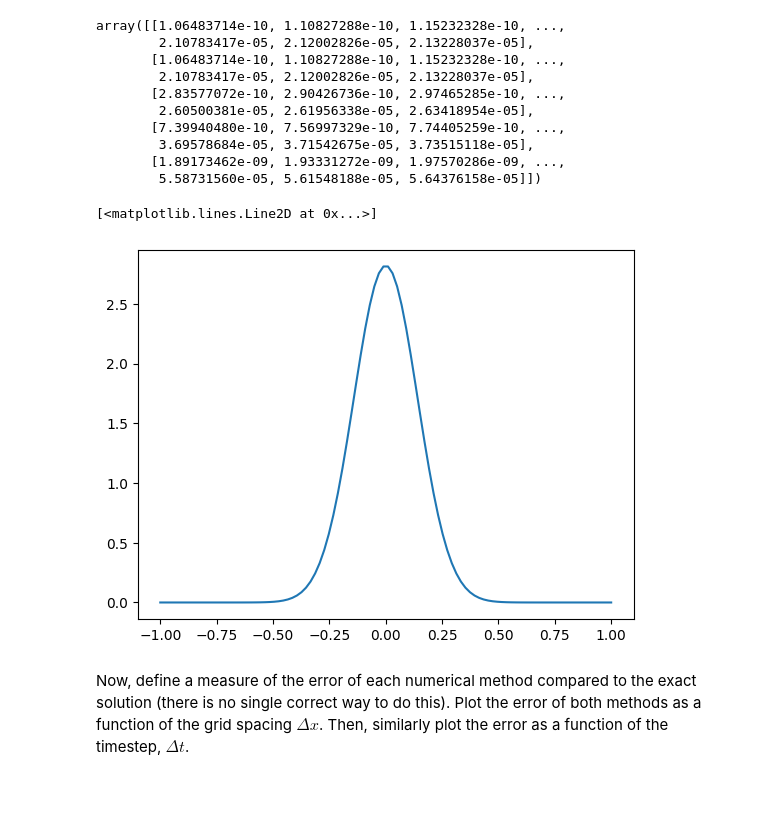
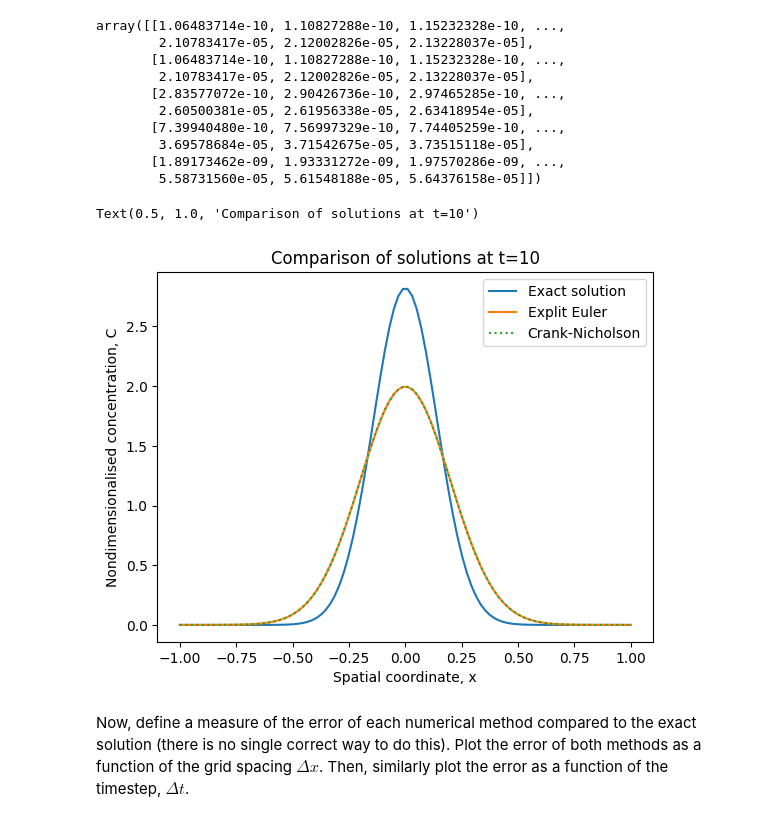
Before and after one commit to sjg230/QCES_LNM, a Jupyter notebook: Project1_numerical_methods.ipynb, the cells around one changed output. Drawn from its saved outputs; the diff is of its cells as text; code cells hidden in the pictures; blank space fills up the shorter version.

Commit message:
All three lines plotted onto the t=10 comparison graph. Created using Colab

```diff
--- a/Project1_numerical_methods.ipynb
+++ b/Project1_numerical_methods.ipynb
@@ -237,12 +237,18 @@ array([[1.06483714e-10, 1.10827288e-10, 1.15232328e-10, ...,
         3.69578684e-05, 3.71542675e-05, 3.73515118e-05],
        [1.89173462e-09, 1.93331272e-09, 1.97570286e-09, ...,
         5.58731560e-05, 5.61548188e-05, 5.64376158e-05]])
-# %%
-fig, ax = plt.subplots()
-ax.plot(x,C_exact)
-# %% [output]
-[<matplotlib.lines.Line2D at 0x...>]
-[figure, removed]
+# %%
+fig, ax = plt.subplots()
+ax.plot(x, C_exact, label='Exact solution')
+ax.plot(x, c_EE.T[-1], label='Explit Euler')
+ax.plot(x, c_CN.T[-1], label='Crank-Nicholson', linestyle='dotted')
+ax.set_xlabel('Spatial coordinate, x')
+ax.set_ylabel('Nondimensionalised concentration, C')
+ax.legend()
+ax.set_title('Comparison of solutions at t=10')
+# %% [output]
+Text(0.5, 1.0, 'Comparison of solutions at t=10')
+[figure, added]
 # %% [markdown]
 Now, define a measure of the error of each numerical method compared to the exact solution (there is no single correct way to do this). Plot the error of both methods as a function of the grid spacing $\Delta x$. Then, similarly plot the error as a function of the timestep, $\Delta t$.
 # %% [markdown]
```
Also changed, not shown: parts of 1 cell of this notebook.
